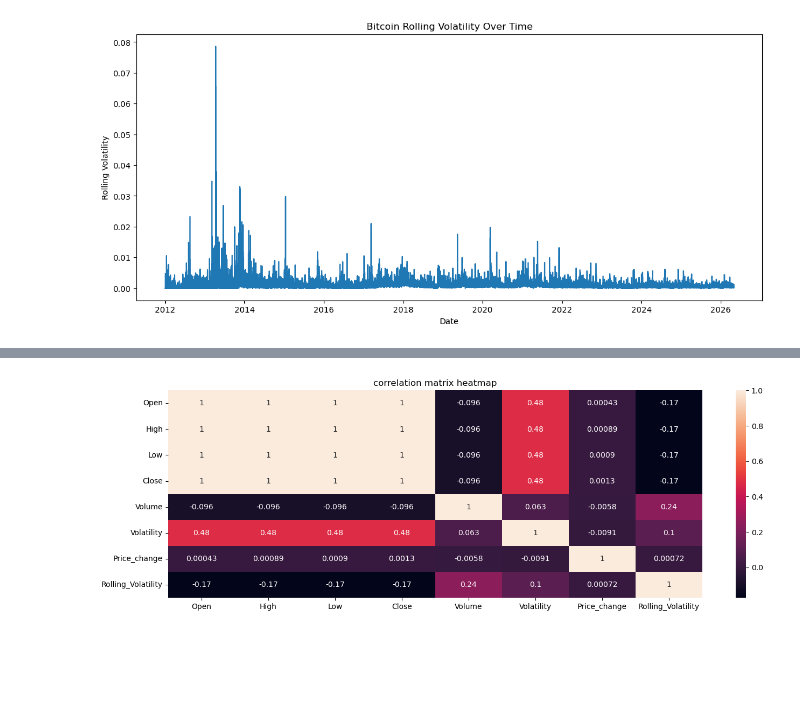
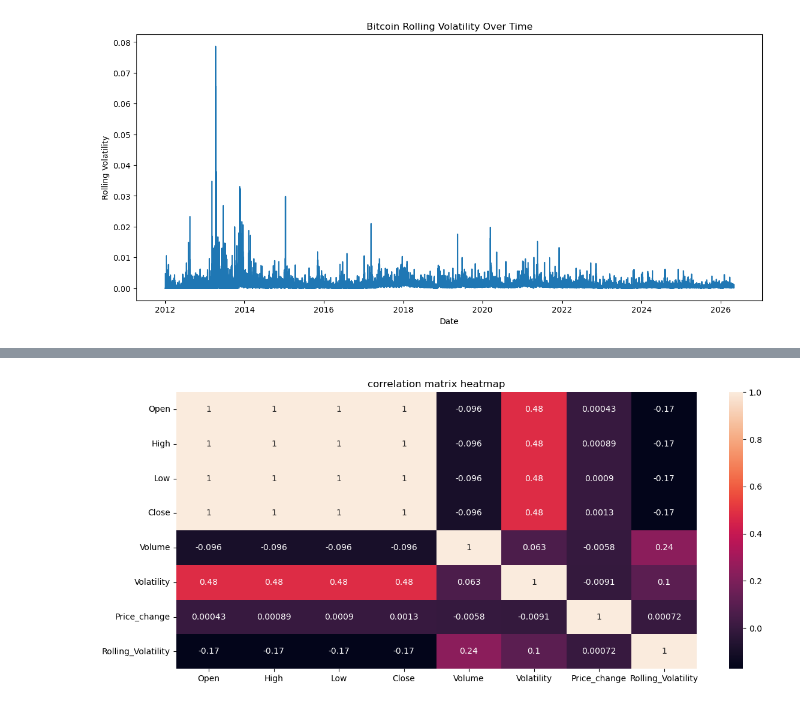
Before and after one commit to kayrasaribay/bitcoin-price-prediction-ML, a Jupyter notebook: notebooks/02_exploratory_data_analysis.ipynb.ipynb, the cells around one changed output, grey strips where cells are left out. Drawn from its saved outputs; the diff is of its cells as text; code cells hidden in the pictures; blank space fills up the shorter version.

```diff
--- a/notebooks/02_exploratory_data_analysis.ipynb.ipynb
+++ b/notebooks/02_exploratory_data_analysis.ipynb.ipynb
@@ -102,10 +126,0 @@ plt.show()
-# %%
-df["Price_change"] = df["Close"] - df["Open"]
-
-plt.figure(figsize=(14,5))
-
-plt.plot(df["Date"],df["Price_change"])
-
-plt.title("Bitcoin's Highest Price Changes By Year")
-
-plt.show()
@@ -187,7 +239,9 @@ df.head()
 # %%
-plt.figure(figsize=(16,5))
+plt.figure(figsize=(14,6))
 sns.heatmap(correlation_matrix,annot=True)
 plt.title("correlation matrix heatmap")
+plt.savefig("../outputs/figures/notebook2_figures/correlation matrix heatmap.png",dpi=300,
+    bbox_inches="tight")
 plt.show()
 # %% [output]
-[figure, old version]
+[figure, new version]
```
Also changed, not shown: parts of 37 cells of this notebook, 15 other files.
